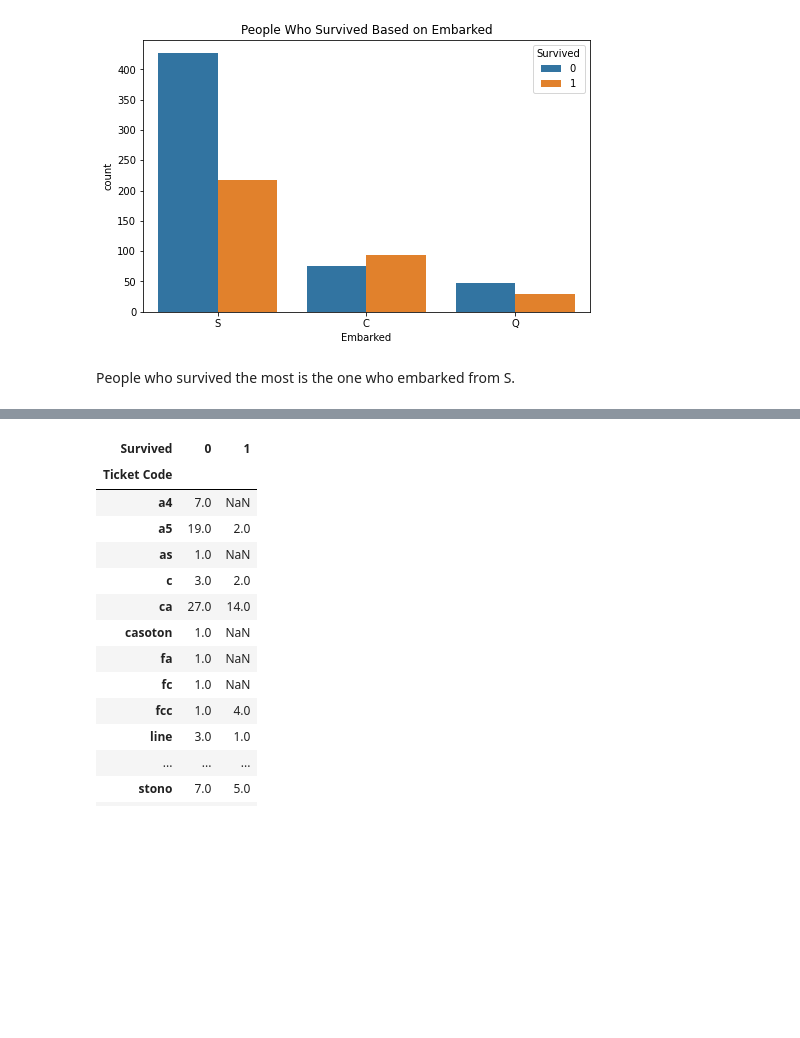
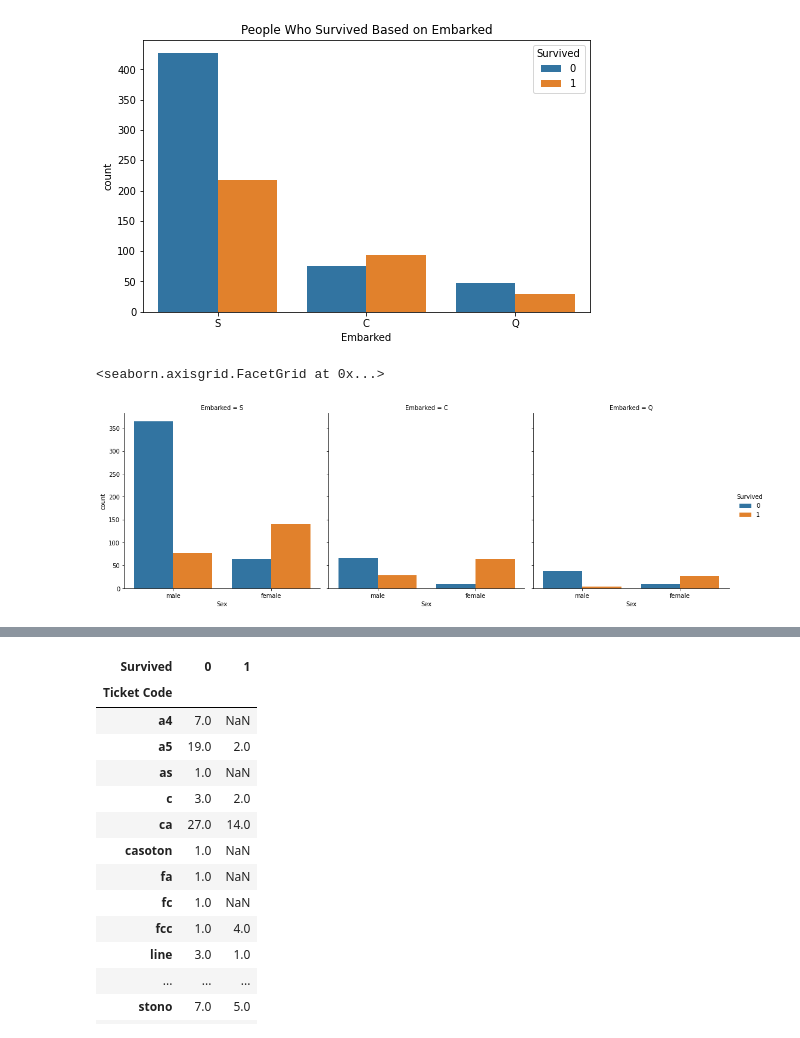
Before and after one commit to marcellinus-witarsah/dataScienceMiniProjects, a Jupyter notebook: TitanicSurvivalModel/Titanic Third.ipynb, the cells around one changed output, grey strips where cells are left out. Cells and saved outputs as stored; diff of their text form; code cells hidden in the pictures; blank space fills up the shorter version.

```diff
--- a/TitanicSurvivalModel/Titanic Third.ipynb
+++ b/TitanicSurvivalModel/Titanic Third.ipynb
@@ -314,5 +287,12 @@ sns.countplot(x='Embarked', data=titanic_train, hue='Survived')
 # %% [output]
 <matplotlib.axes._subplots.AxesSubplot at 0x...>
 [figure]
-# %% [markdown]
-People who survived the most is the one who embarked from S.
+# %%
+sns.catplot(kind='count',
+            data=titanic_train,
+            col='Embarked',
+            x='Sex',
+            hue='Survived')
+# %% [output]
+<seaborn.axisgrid.FacetGrid at 0x...>
+[figure, added]
```
Also changed, not shown: parts of 11 cells of this notebook.
